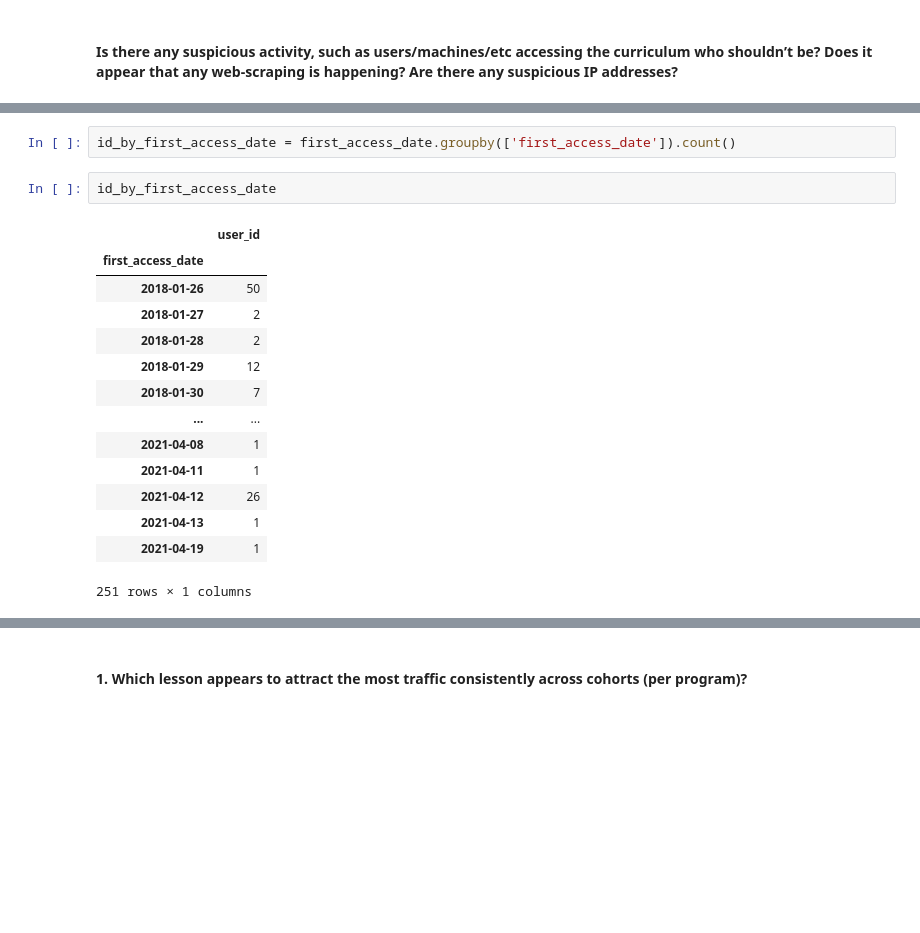
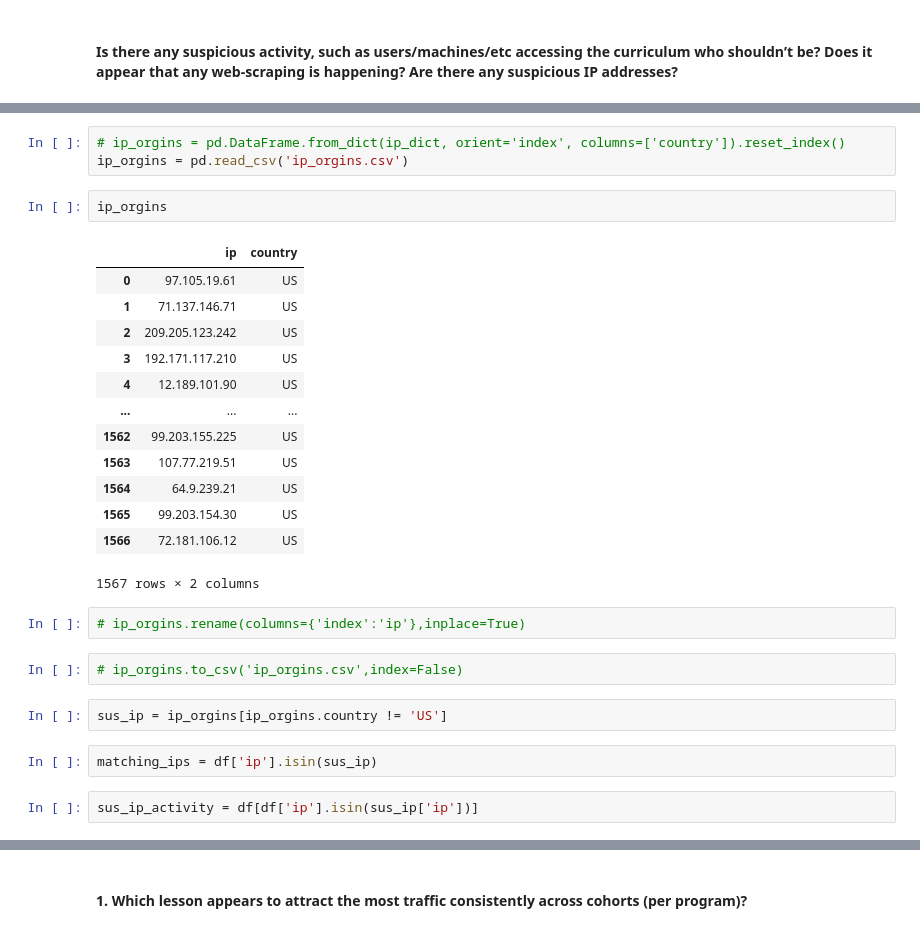
Before and after one commit to Jburch01/anomaly-detection-exercises, a Jupyter notebook: final_report.ipynb, the cells around one changed output, grey strips where cells are left out. Cells and saved outputs as stored; diff of their text form; blank space fills up the shorter version.

```diff
--- a/final_report.ipynb
+++ b/final_report.ipynb
@@ -421,19 +277,29 @@ first_access_date
-# %%
-id_by_first_access_date = first_access_date.groupby(['first_access_date']).count()
-# %%
-id_by_first_access_date
-# %% [output]
-|  | user_id |
-| first_access_date |  |
-| 2018-01-26 | 50 |
-| 2018-01-27 | 2 |
-| 2018-01-28 | 2 |
-| 2018-01-29 | 12 |
-| 2018-01-30 | 7 |
-| ... | ... |
-| 2021-04-08 | 1 |
-| 2021-04-11 | 1 |
-| 2021-04-12 | 26 |
-| 2021-04-13 | 1 |
-| 2021-04-19 | 1 |
-251 rows × 1 columns
+# %%
+# ip_orgins = pd.DataFrame.from_dict(ip_dict, orient='index', columns=['country']).reset_index()
+ip_orgins = pd.read_csv('ip_orgins.csv')
+# %%
+ip_orgins
+# %% [output]
+|  | ip | country |
+| 0 | 97.105.19.61 | US |
+| 1 | 71.137.146.71 | US |
+| 2 | 209.205.123.242 | US |
+| 3 | 192.171.117.210 | US |
+| 4 | 12.189.101.90 | US |
+| ... | ... | ... |
+| 1562 | 99.203.155.225 | US |
+| 1563 | 107.77.219.51 | US |
+| 1564 | 64.9.239.21 | US |
+| 1565 | 99.203.154.30 | US |
+| 1566 | 72.181.106.12 | US |
+1567 rows × 2 columns
+# %%
+# ip_orgins.rename(columns={'index':'ip'},inplace=True)
+# %%
+# ip_orgins.to_csv('ip_orgins.csv',index=False)
+# %%
+sus_ip = ip_orgins[ip_orgins.country != 'US']
+# %%
+matching_ips = df['ip'].isin(sus_ip)
+# %%
+sus_ip_activity = df[df['ip'].isin(sus_ip['ip'])]
```
Also changed, not shown: parts of 36 cells of this notebook.
